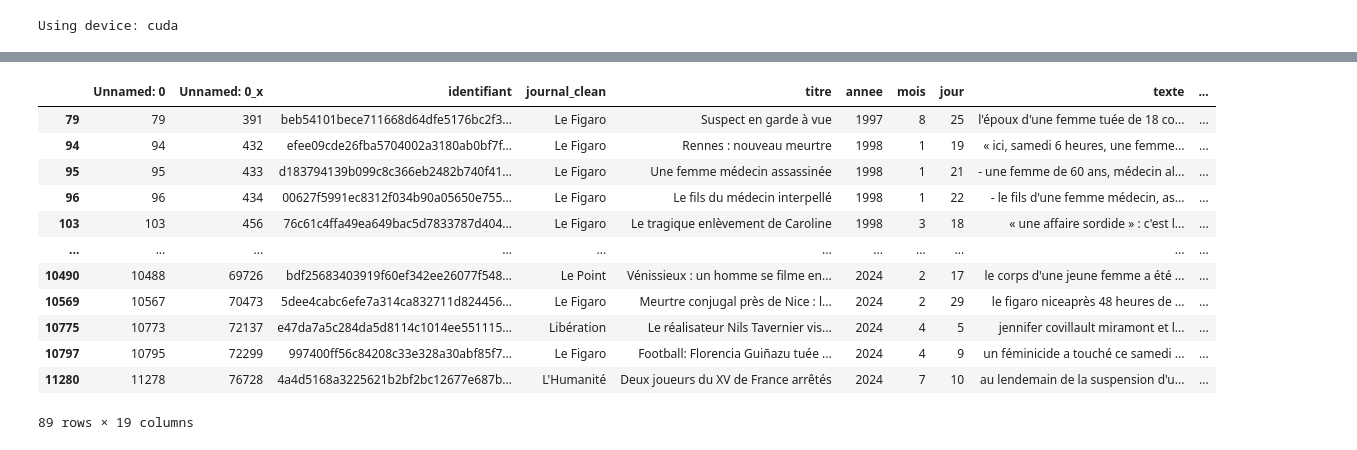
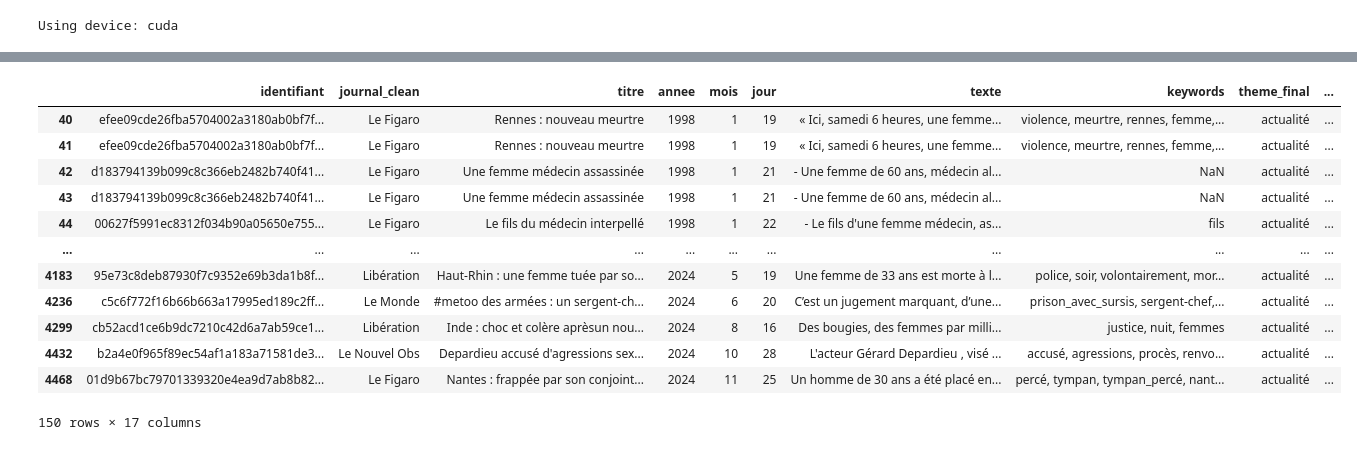
Before and after one commit to apazparedes/PSSD, a Jupyter notebook: Data/training_score.ipynb, the cells around one changed output, grey strips where cells are left out. Saved outputs shown, nothing was run; the diff lists cells and outputs as text; code cells hidden in the pictures.

```diff
--- a/Data/training_score.ipynb
+++ b/Data/training_score.ipynb
@@ -9,6 +12,6 @@ Using device: cuda
 # %%
 import pandas as pd
-df = pd.read_csv('Data/actualite.csv')
+df = pd.read_csv('Data/articles_actualite.csv')
 # %%
 score = pd.read_csv('Annotations/scores.csv')
 # %%
@@ -19,20 +22,20 @@ score.shape
 df_merged = df.merge(score, on="identifiant", how="left")
 # %%
 df_merged = df_merged[~df_merged["score"].isna()]
-# %%
-df_merged
-# %% [output]
-|  | Unnamed: 0 | Unnamed: 0_x | identifiant | journal_clean | titre | annee | mois | jour | texte | ... |
-| 79 | 79 | 391 | beb54101bece711668d64dfe5176bc2f3... | Le Figaro | Suspect en garde à vue | 1997 | 8 | 25 | l'époux d'une femme tuée de 18 co... | ... |
-| 94 | 94 | 432 | efee09cde26fba5704002a3180ab0bf7f... | Le Figaro | Rennes : nouveau meurtre | 1998 | 1 | 19 | « ici, samedi 6 heures, une femme... | ... |
-| 95 | 95 | 433 | d183794139b099c8c366eb2482b740f41... | Le Figaro | Une femme médecin assassinée | 1998 | 1 | 21 | - une femme de 60 ans, médecin al... | ... |
-| 96 | 96 | 434 | 00627f5991ec8312f034b90a05650e755... | Le Figaro | Le fils du médecin interpellé | 1998 | 1 | 22 | - le fils d'une femme médecin, as... | ... |
-| 103 | 103 | 456 | 76c61c4ffa49ea649bac5d7833787d404... | Le Figaro | Le tragique enlèvement de Caroline | 1998 | 3 | 18 | « une affaire sordide » : c'est l... | ... |
-| ... | ... | ... | ... | ... | ... | ... | ... | ... | ... | ... |
-| 10490 | 10488 | 69726 | bdf25683403919f60ef342ee26077f548... | Le Point | Vénissieux : un homme se filme en... | 2024 | 2 | 17 | le corps d'une jeune femme a été ... | ... |
-| 10569 | 10567 | 70473 | 5dee4cabc6efe7a314ca832711d824456... | Le Figaro | Meurtre conjugal près de Nice : l... | 2024 | 2 | 29 | le figaro niceaprès 48 heures de ... | ... |
-| 10775 | 10773 | 72137 | e47da7a5c284da5d8114c1014ee551115... | Libération | Le réalisateur Nils Tavernier vis... | 2024 | 4 | 5 | jennifer covillault miramont et l... | ... |
-| 10797 | 10795 | 72299 | 997400ff56c84208c33e328a30abf85f7... | Le Figaro | Football: Florencia Guiñazu tuée ... | 2024 | 4 | 9 | un féminicide a touché ce samedi ... | ... |
-| 11280 | 11278 | 76728 | 4a4d5168a3225621b2bf2bc12677e687b... | L'Humanité | Deux joueurs du XV de France arrêtés | 2024 | 7 | 10 | au lendemain de la suspension d'u... | ... |
-89 rows × 19 columns
+# %%
+df_merged.drop(columns = ['Unnamed: 0', 'theme'])
+# %% [output]
+|  | identifiant | journal_clean | titre | annee | mois | jour | texte | keywords | theme_final | ... |
+| 40 | efee09cde26fba5704002a3180ab0bf7f... | Le Figaro | Rennes : nouveau meurtre | 1998 | 1 | 19 | « Ici, samedi 6 heures, une femme... | violence, meurtre, rennes, femme,... | actualité | ... |
+| 41 | efee09cde26fba5704002a3180ab0bf7f... | Le Figaro | Rennes : nouveau meurtre | 1998 | 1 | 19 | « Ici, samedi 6 heures, une femme... | violence, meurtre, rennes, femme,... | actualité | ... |
+| 42 | d183794139b099c8c366eb2482b740f41... | Le Figaro | Une femme médecin assassinée | 1998 | 1 | 21 | - Une femme de 60 ans, médecin al... | NaN | actualité | ... |
+| 43 | d183794139b099c8c366eb2482b740f41... | Le Figaro | Une femme médecin assassinée | 1998 | 1 | 21 | - Une femme de 60 ans, médecin al... | NaN | actualité | ... |
+| 44 | 00627f5991ec8312f034b90a05650e755... | Le Figaro | Le fils du médecin interpellé | 1998 | 1 | 22 | - Le fils d'une femme médecin, as... | fils | actualité | ... |
+| ... | ... | ... | ... | ... | ... | ... | ... | ... | ... | ... |
+| 4183 | 95e73c8deb87930f7c9352e69b3da1b8f... | Libération | Haut-Rhin : une femme tuée par so... | 2024 | 5 | 19 | Une femme de 33 ans est morte à l... | police, soir, volontairement, mor... | actualité | ... |
+| 4236 | c5c6f772f16b66b663a17995ed189c2ff... | Le Monde | #metoo des armées : un sergent-ch... | 2024 | 6 | 20 | C’est un jugement marquant, d’une... | prison_avec_sursis, sergent-chef,... | actualité | ... |
+| 4299 | cb52acd1ce6b9dc7210c42d6a7ab59ce1... | Libération | Inde : choc et colère aprèsun nou... | 2024 | 8 | 16 | Des bougies, des femmes par milli... | justice, nuit, femmes | actualité | ... |
+| 4432 | b2a4e0f965f89ec54af1a183a71581de3... | Le Nouvel Obs | Depardieu accusé d'agressions sex... | 2024 | 10 | 28 | L'acteur Gérard Depardieu , visé ... | accusé, agressions, procès, renvo... | actualité | ... |
+| 4468 | 01d9b67bc79701339320e4ea9d7ab8b82... | Le Figaro | Nantes : frappée par son conjoint... | 2024 | 11 | 25 | Un homme de 30 ans a été placé en... | percé, tympan, tympan_percé, nant... | actualité | ... |
+150 rows × 17 columns
 # %%
```
Also changed, not shown: parts of 23 cells of this notebook, 4 other files.
